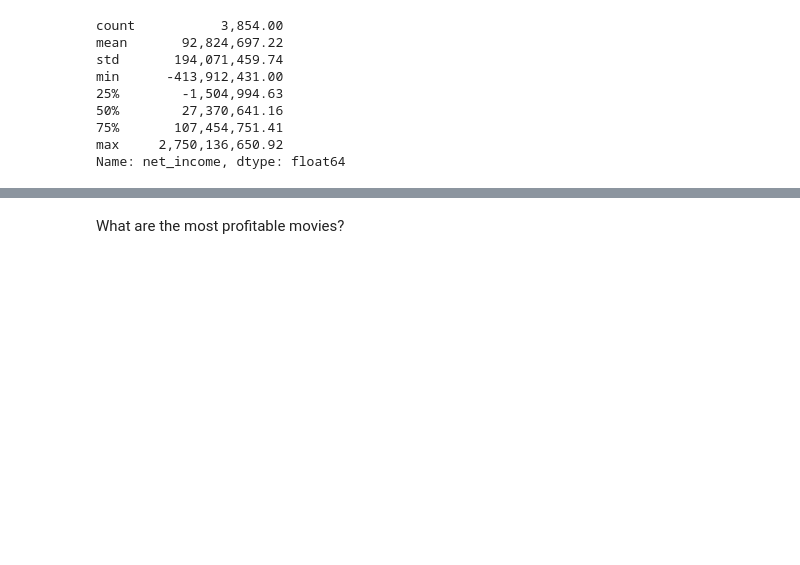
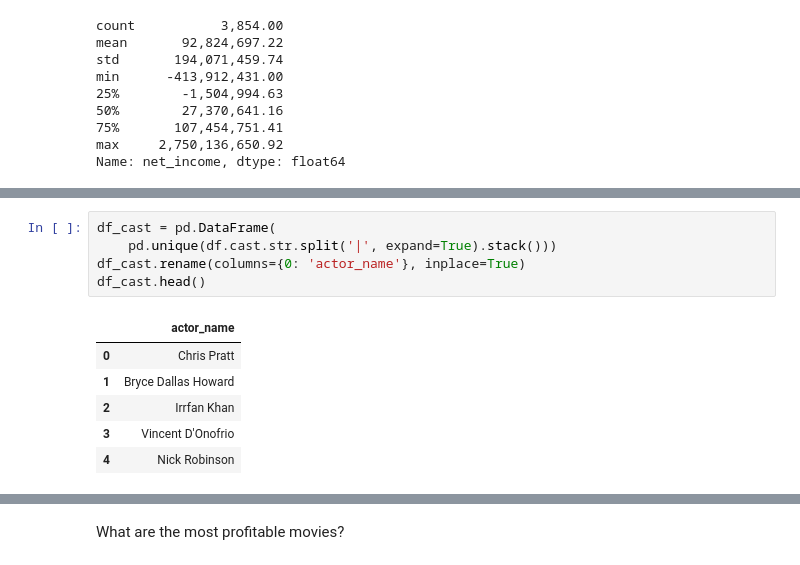
Before and after one commit to kennethn/data-analyst-nanodegree, a Jupyter notebook: 2_Investigate_A_Dataset/2_Investigate_A_Dataset.ipynb, the cells around one changed output, grey strips where cells are left out. Drawn from its saved outputs; the diff is of its cells as text; blank space fills up the shorter version.

```diff
--- a/2_Investigate_A_Dataset/2_Investigate_A_Dataset.ipynb
+++ b/2_Investigate_A_Dataset/2_Investigate_A_Dataset.ipynb
@@ -209,0 +214,12 @@ Name: net_income, dtype: float64
+# %%
+df_cast = pd.DataFrame(
+    pd.unique(df.cast.str.split('|', expand=True).stack()))
+df_cast.rename(columns={0: 'actor_name'}, inplace=True)
+df_cast.head()
+# %% [output]
+|  | actor_name |
+| 0 | Chris Pratt |
+| 1 | Bryce Dallas Howard |
+| 2 | Irrfan Khan |
+| 3 | Vincent D'Onofrio |
+| 4 | Nick Robinson |
```
Also changed, not shown: parts of 10 cells of this notebook.
